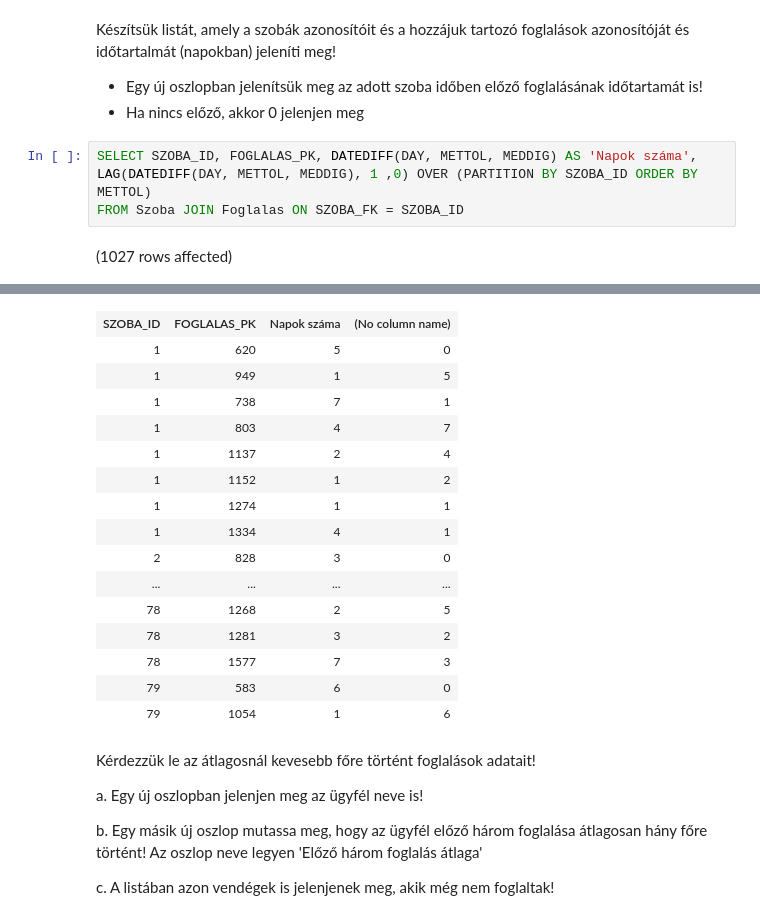
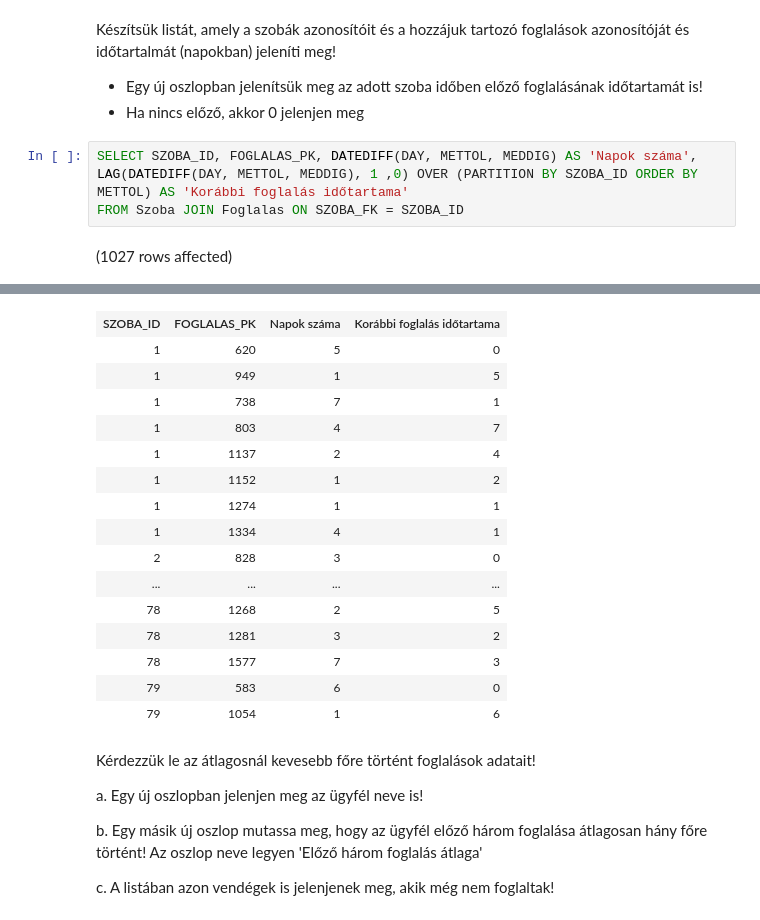
Before and after one commit to csokibalazs/SQLGyak, a Jupyter notebook: ZH2/ZH2.ipynb, the cells around one changed output, grey strips where cells are left out. Cells and saved outputs as stored; diff of their text form.

Commit message:
name fix

```diff
--- a/ZH2/ZH2.ipynb
+++ b/ZH2/ZH2.ipynb
@@ -34,7 +34,7 @@ Készítsük listát, amely a szobák azonosítóit és a hozzájuk tartozó fog
 - Egy új oszlopban jelenítsük meg az adott szoba időben előző foglalásának időtartamát is!
 - Ha nincs előző, akkor 0 jelenjen meg
 # %%
-SELECT SZOBA_ID, FOGLALAS_PK, DATEDIFF(DAY, METTOL, MEDDIG) AS 'Napok száma', LAG(DATEDIFF(DAY, METTOL, MEDDIG), 1 ,0) OVER (PARTITION BY SZOBA_ID ORDER BY METTOL)
+SELECT SZOBA_ID, FOGLALAS_PK, DATEDIFF(DAY, METTOL, MEDDIG) AS 'Napok száma', LAG(DATEDIFF(DAY, METTOL, MEDDIG), 1 ,0) OVER (PARTITION BY SZOBA_ID ORDER BY METTOL) AS 'Korábbi foglalás időtartama'
 FROM Szoba JOIN Foglalas ON SZOBA_FK = SZOBA_ID
 # %% [output]
 (1027 rows affected)
@@ -42,4 +42,4 @@ Total execution time: 00:00:00.019
-| SZOBA_ID | FOGLALAS_PK | Napok száma | (No column name) |
+| SZOBA_ID | FOGLALAS_PK | Napok száma | Korábbi foglalás időtartama |
 | 1 | 620 | 5 | 0 |
 | 1 | 949 | 1 | 5 |
 | 1 | 738 | 7 | 1 |
```
Also changed, not shown: parts of 2 cells of this notebook.
